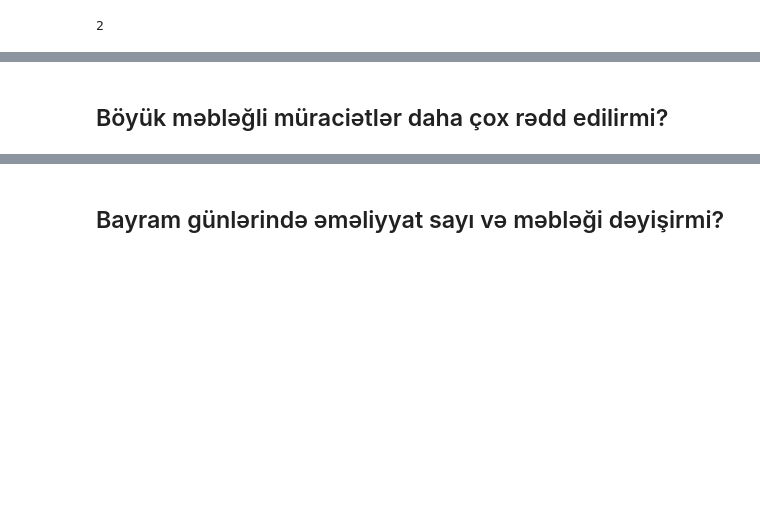
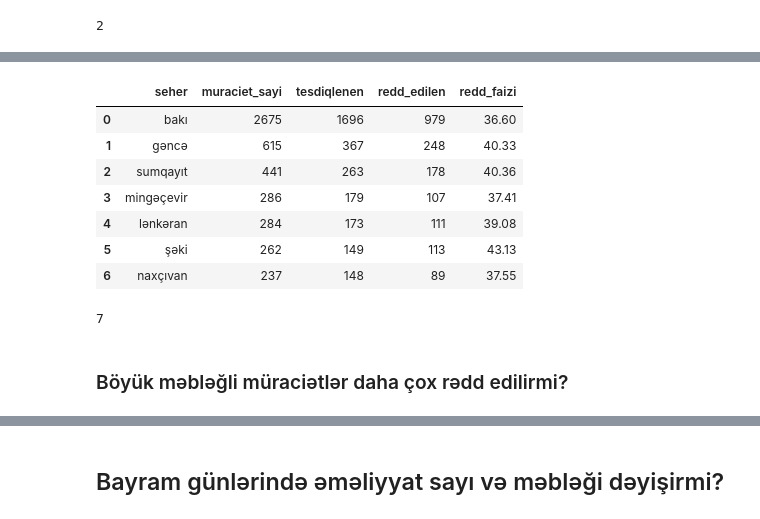
Before and after one commit to mashadiyevasabina/Bank_Analysis, a Jupyter notebook: notebooks/3_Gold/04.sql_report copy.ipynb, the cells around one changed output, grey strips where cells are left out. Cells and saved outputs as stored; diff of their text form; code cells hidden in the pictures; blank space fills up the shorter version.

```diff
--- a/notebooks/3_Gold/04.sql_report copy.ipynb
+++ b/notebooks/3_Gold/04.sql_report copy.ipynb
@@ -716,2 +965,43 @@ display(rejection_reason_df)
+# %%
+city_loan_df = pd.read_sql("""
+    SELECT
+        city AS seher,
+        COUNT(loan_id) AS muraciet_sayi,
+        SUM(CASE WHEN status = N'Təsdiqləndi'
+            THEN 1 ELSE 0 END) AS tesdiqlenen,
+        SUM(CASE WHEN status = N'Rədd edildi'
+            THEN 1 ELSE 0 END) AS redd_edilen,
+        ROUND(
+            SUM(CASE WHEN status = N'Rədd edildi'
+                THEN 1 ELSE 0 END) * 100.0 / COUNT(loan_id),
+            2
+        ) AS redd_faizi
+    FROM silver.loans
+    WHERE loan_id IS NOT NULL
+      AND city IS NOT NULL
+    GROUP BY city
+    ORDER BY muraciet_sayi DESC
+""", engine)
+
+display(city_loan_df)
+# %% [output]
+|  | seher | muraciet_sayi | tesdiqlenen | redd_edilen | redd_faizi |
+| 0 | bakı | 2675 | 1696 | 979 | 36.60 |
+| 1 | gəncə | 615 | 367 | 248 | 40.33 |
+| 2 | sumqayıt | 441 | 263 | 178 | 40.36 |
+| 3 | mingəçevir | 286 | 179 | 107 | 37.41 |
+| 4 | lənkəran | 284 | 173 | 111 | 39.08 |
+| 5 | şəki | 262 | 149 | 113 | 43.13 |
+| 6 | naxçıvan | 237 | 148 | 89 | 37.55 |
+# %%
+city_loan_df.to_sql(
+    "loan_demand_rejection_by_city",
+    engine,
+    schema="gold",
+    if_exists="replace",
+    index=False
+)
+# %% [output]
+7
 # %% [markdown]
-## Böyük məbləğli müraciətlər daha çox rədd edilirmi?
+### Böyük məbləğli müraciətlər daha çox rədd edilirmi?
```
Also changed, not shown: parts of 42 cells of this notebook, 3 other files.
